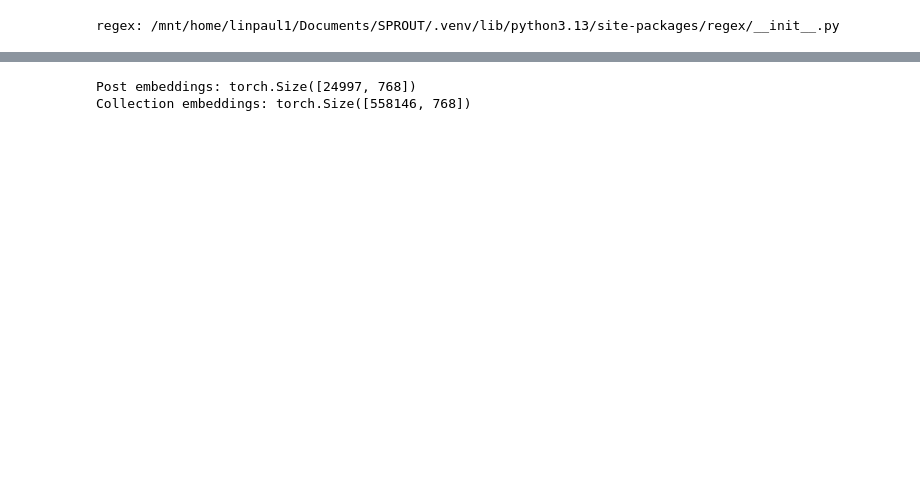
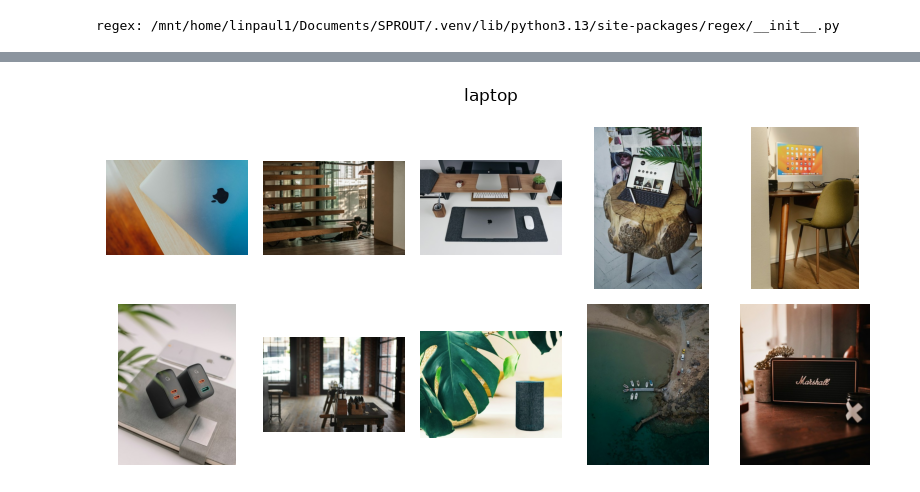
Before and after one commit to PaulLin1/SPROUT, a Jupyter notebook: experiments/2/2.2/main.ipynb, the cells around one changed output, grey strips where cells are left out. Drawn from its saved outputs; the diff is of its cells as text; code cells hidden in the pictures; blank space fills up the shorter version.

```diff
--- a/experiments/2/2.2/main.ipynb
+++ b/experiments/2/2.2/main.ipynb
@@ -104,9 +125,0 @@ unique_collections = (
-# %%
-post_embeddings = embed_post_batch(df)
-
-collection_embeddings = embed_collection_batch(
-    unique_collections
-)
-# %% [output]
-Post embeddings: torch.Size([24997, 768])
-Collection embeddings: torch.Size([558146, 768])
@@ -112,0 +132,11 @@ Collection embeddings: torch.Size([558146, 768])
+# %%
+TESTS = ["laptop"]
+
+for query in TESTS:
+    query_embedding = embed_text_batch([query]).cpu().numpy()
+
+    image_scores = post_embeddings.cpu().numpy() @ query_embedding.T
+
+    df[f"score_combined_{query}"] = (
+        image_scores
+    )
@@ -113,3 +175,23 @@ Collection embeddings: torch.Size([558146, 768])
+# %%
+for query in TESTS:
+    top10 = df.sort_values(
+        f"score_combined_{query}",
+        ascending=False
+    ).head(10)
+
+    fig, axes = plt.subplots(2, 5, figsize=(8, 4))
+
+    for i, ax in enumerate(axes.flat):
+        row = top10.iloc[i]
+        ax.imshow(Image.open(row["image_path"]))
+        # ax.set_title(f"Rank {i + 1}", color="green" if row["class"] == query else "red")
+        ax.axis("off")
+
+    fig.suptitle(query)
+    plt.tight_layout()
+    plt.show()
+# %% [output]
+[figure, added]
 # %%
 photo_ids = df["photo_id"].tolist()
 
```
Also changed, not shown: parts of 10 cells of this notebook.
